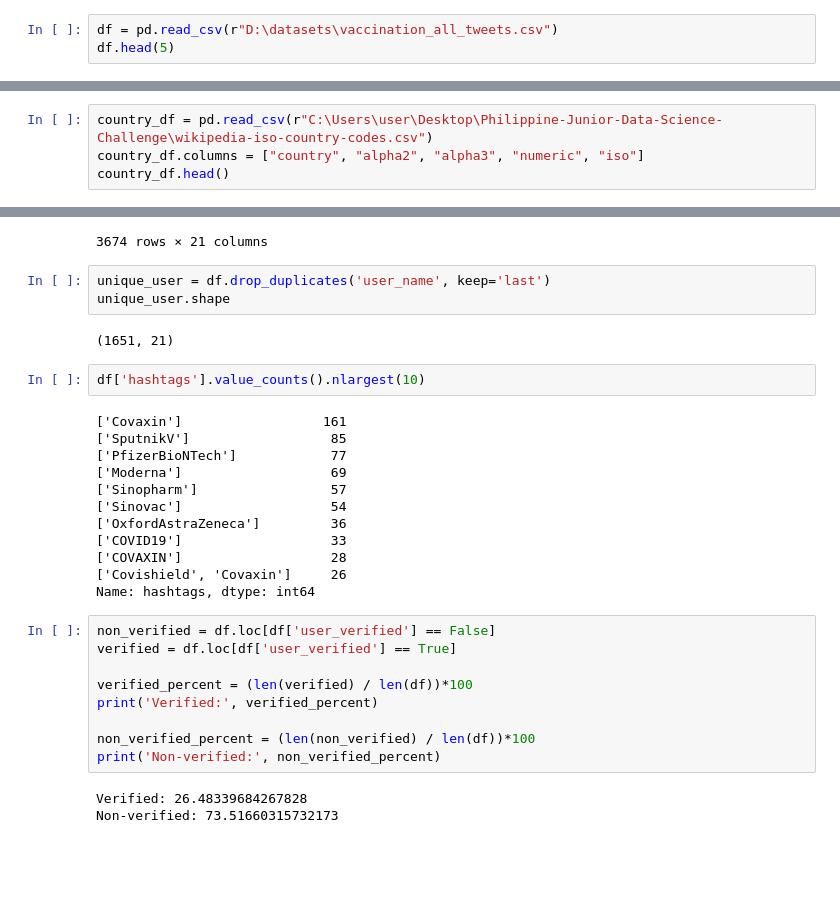
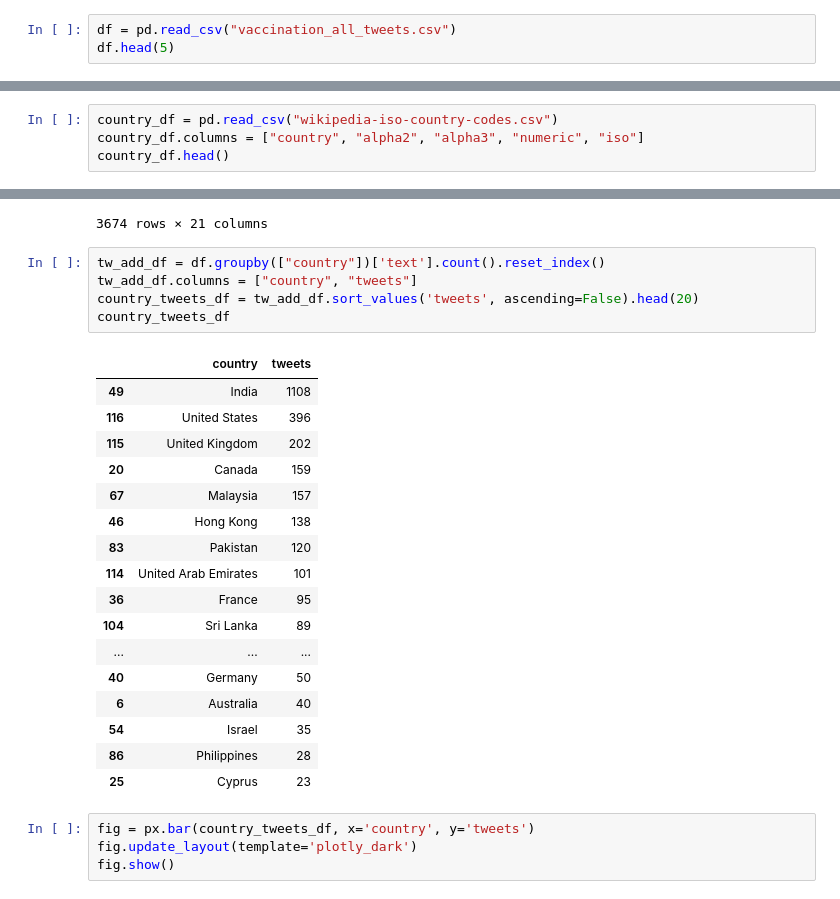
Before and after one commit to tkmanabat/Philippine-Junior-Data-Science-Challenge, a Jupyter notebook: merged.ipynb, the cells around one changed output, grey strips where cells are left out. Cells and saved outputs as stored; diff of their text form; blank space fills up the shorter version.

Commit message:
.lower, moved verified, head20

```diff
--- a/merged.ipynb
+++ b/merged.ipynb
@@ -8,5 +6,5 @@ import plotly.graph_objects as go
 # %%
-df = pd.read_csv(r"D:\datasets\vaccination_all_tweets.csv")
+df = pd.read_csv("vaccination_all_tweets.csv")
 df.head(5)
 # %% [output]
 |  | id | user_name | user_location | user_description | user_created | user_followers | user_friends | ... |
@@ -46,7 +57,7 @@ unique_user.shape
 # %% [markdown]
 ## ---
 # %%
-country_df = pd.read_csv(r"C:\Users\user\Desktop\Philippine-Junior-Data-Science-Challenge\wikipedia-iso-country-codes.csv")
+country_df = pd.read_csv("wikipedia-iso-country-codes.csv")
 country_df.columns = ["country", "alpha2", "alpha3", "numeric", "iso"]
 country_df.head()
 # %% [output]
@@ -78,34 +89,30 @@ df
 | 3672 | 1374438996990775310 | marcosecchi | Slovenia | ▸Leica Photographer @GettyImages\... | 2009-02-20 21:14:47 | 12880 | 894 | ... |
 | 3673 | 1374011935000297473 | marcosecchi | Slovenia | ▸Leica Photographer @GettyImages\... | 2009-02-20 21:14:47 | 12880 | 894 | ... |
 3674 rows × 21 columns
-# %%
-unique_user = df.drop_duplicates('user_name', keep='last')
-unique_user.shape
-# %% [output]
-(1651, 21)
-# %%
-df['hashtags'].value_counts().nlargest(10)
-# %% [output]
-['Covaxin']                  161
-['SputnikV']                  85
-['PfizerBioNTech']            77
-['Moderna']                   69
-['Sinopharm']                 57
-['Sinovac']                   54
-['OxfordAstraZeneca']         36
-['COVID19']                   33
-['COVAXIN']                   28
-['Covishield', 'Covaxin']     26
-Name: hashtags, dtype: int64
-# %%
-non_verified = df.loc[df['user_verified'] == False]
-verified = df.loc[df['user_verified'] == True]
-
-verified_percent = (len(verified) / len(df))*100
-print('Verified:', verified_percent)
-
-non_verified_percent = (len(non_verified) / len(df))*100
-print('Non-verified:', non_verified_percent)
-# %% [output]
-Verified: 26.48339684267828
-Non-verified: 73.51660315732173
+# %%
+tw_add_df = df.groupby(["country"])['text'].count().reset_index()
+tw_add_df.columns = ["country", "tweets"]
+country_tweets_df = tw_add_df.sort_values('tweets', ascending=False).head(20)
+country_tweets_df
+# %% [output]
+|  | country | tweets |
+| 49 | India | 1108 |
+| 116 | United States | 396 |
+| 115 | United Kingdom | 202 |
+| 20 | Canada | 159 |
+| 67 | Malaysia | 157 |
+| 46 | Hong Kong | 138 |
+| 83 | Pakistan | 120 |
+| 114 | United Arab Emirates | 101 |
+| 36 | France | 95 |
+| 104 | Sri Lanka | 89 |
+| ... | ... | ... |
+| 40 | Germany | 50 |
+| 6 | Australia | 40 |
+| 54 | Israel | 35 |
+| 86 | Philippines | 28 |
+| 25 | Cyprus | 23 |
+# %%
+fig = px.bar(country_tweets_df, x='country', y='tweets')
+fig.update_layout(template='plotly_dark')
+fig.show()
```
Also changed, not shown: parts of 6 cells of this notebook, 1 other file.
